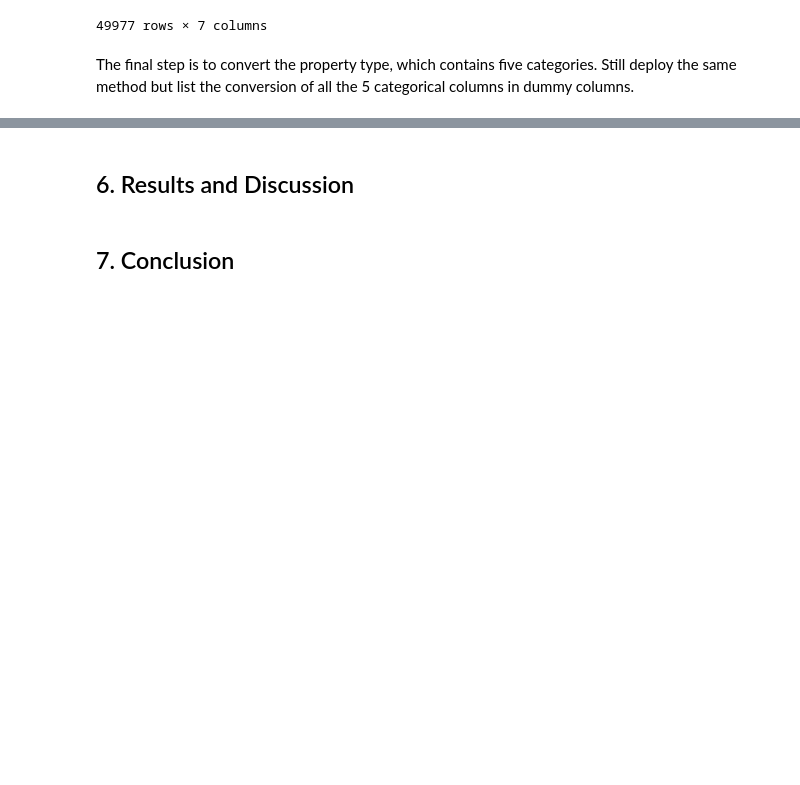
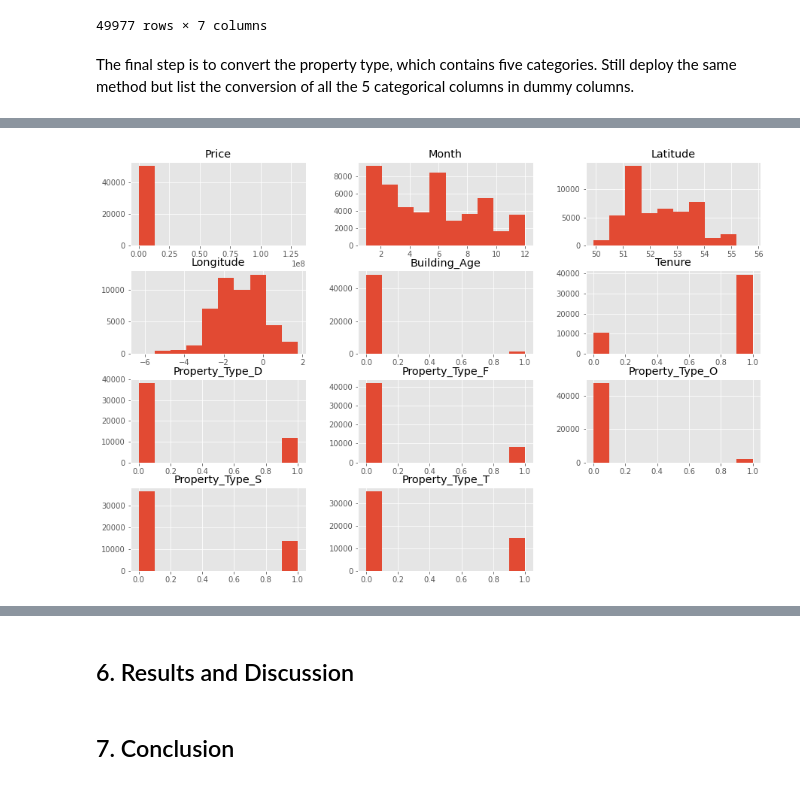
Before and after one commit to joeylizh/DSSS_Assessment, a Jupyter notebook: Assessment_Code.ipynb, the cells around one changed output, grey strips where cells are left out. Saved outputs shown, nothing was run; the diff lists cells and outputs as text; code cells hidden in the pictures; blank space fills up the shorter version.

```diff
--- a/Assessment_Code.ipynb
+++ b/Assessment_Code.ipynb
@@ -364,0 +389,4 @@ memory usage: 2.2 MB
+# %%
+df_histogram = df_cleaned.hist(figsize = (15,10))
+# %% [output]
+[figure, added]
```
Also changed, not shown: parts of 35 cells of this notebook, 4 other files.
